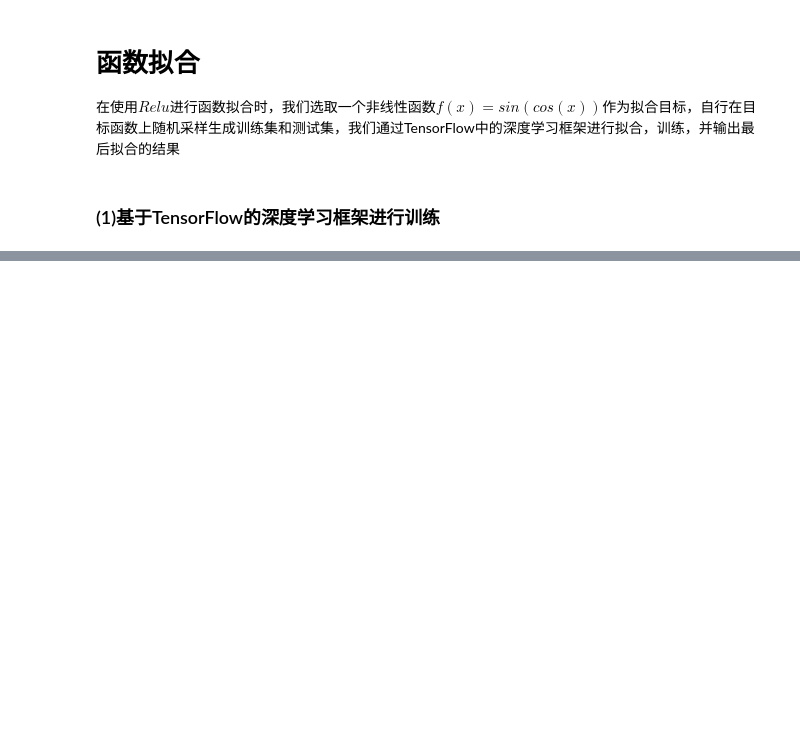
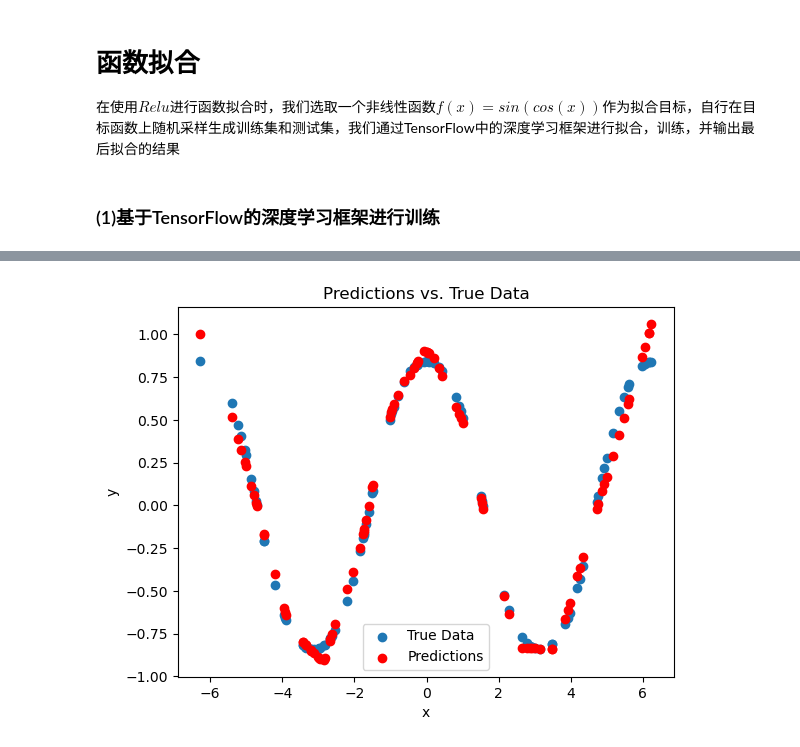
Before and after one commit to extreme1228/deep-learning-hw, a Jupyter notebook: chap4_ simple neural network/function_fit.ipynb, the cells around one changed output, grey strips where cells are left out. Cells and saved outputs as stored; diff of their text form; code cells hidden in the pictures; blank space fills up the shorter version.

```diff
--- a/chap4_ simple neural network/function_fit.ipynb
+++ b/chap4_ simple neural network/function_fit.ipynb
@@ -42,0 +43,12 @@ Test Loss: 0.004977272357791662
+# %%
+predictions = tf_model.predict(x_test)
+
+# Plot predictions vs. actual values
+plt.scatter(x_test, y_test, label='True Data')
+plt.scatter(x_test, predictions, color='red', label='Predictions')
+plt.xlabel('x')
+plt.ylabel('y')
+plt.title('Predictions vs. True Data')
+plt.legend()
+plt.show()
+# %% [output]
@@ -43,3 +56,4 @@ Test Loss: 0.004977272357791662
+[figure, added]
 # %%
 plt.plot(history.history['loss'], label='train_loss')
 plt.plot(history.history['val_loss'], label='val_loss')
```
Also changed, not shown: parts of 5 cells of this notebook.
